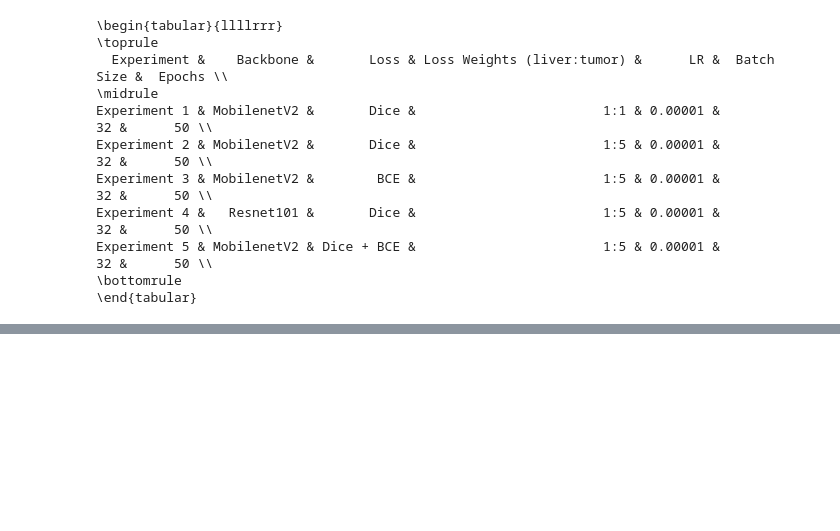
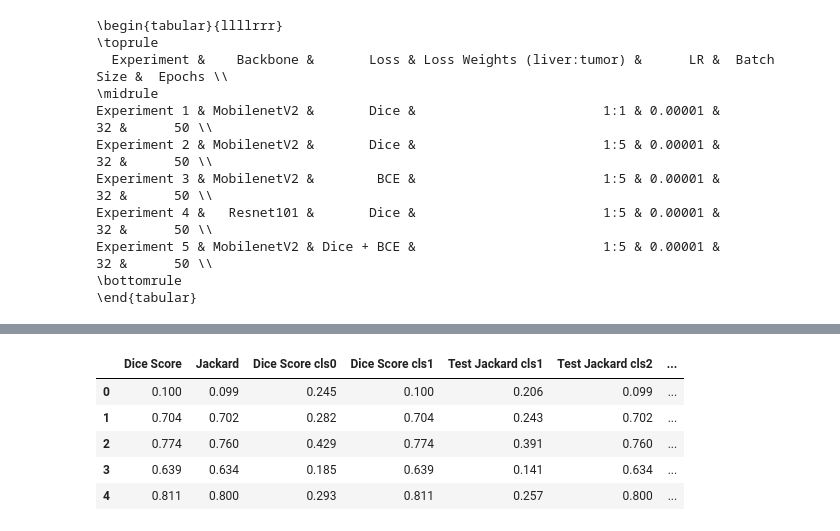
Before and after one commit to aneesurhashmi/hc703_a3, a Jupyter notebook: csv_processing.ipynb, the cells around one changed output, grey strips where cells are left out. Saved outputs shown, nothing was run; the diff lists cells and outputs as text; code cells hidden in the pictures; blank space fills up the shorter version.

```diff
--- a/csv_processing.ipynb
+++ b/csv_processing.ipynb
@@ -263,0 +300,2 @@ for exp_idx in range(5):
+# %%
+results_df['Experiment'] = [f"Experiment {i}" for i in range(1, 6)]
@@ -263,0 +316,11 @@ for exp_idx in range(5):
+# %%
+results_df = results_df.drop(columns=["model_name"])
+# %%
+results_df.round(3)
+# %% [output]
+|  | Dice Score | Jackard | Dice Score cls0 | Dice Score cls1 | Test Jackard cls1 | Test Jackard cls2 | ... |
+| 0 | 0.100 | 0.099 | 0.245 | 0.100 | 0.206 | 0.099 | ... |
+| 1 | 0.704 | 0.702 | 0.282 | 0.704 | 0.243 | 0.702 | ... |
+| 2 | 0.774 | 0.760 | 0.429 | 0.774 | 0.391 | 0.760 | ... |
+| 3 | 0.639 | 0.634 | 0.185 | 0.639 | 0.141 | 0.634 | ... |
+| 4 | 0.811 | 0.800 | 0.293 | 0.811 | 0.257 | 0.800 | ... |
```
Also changed, not shown: parts of 7 cells of this notebook, 7 other files.
